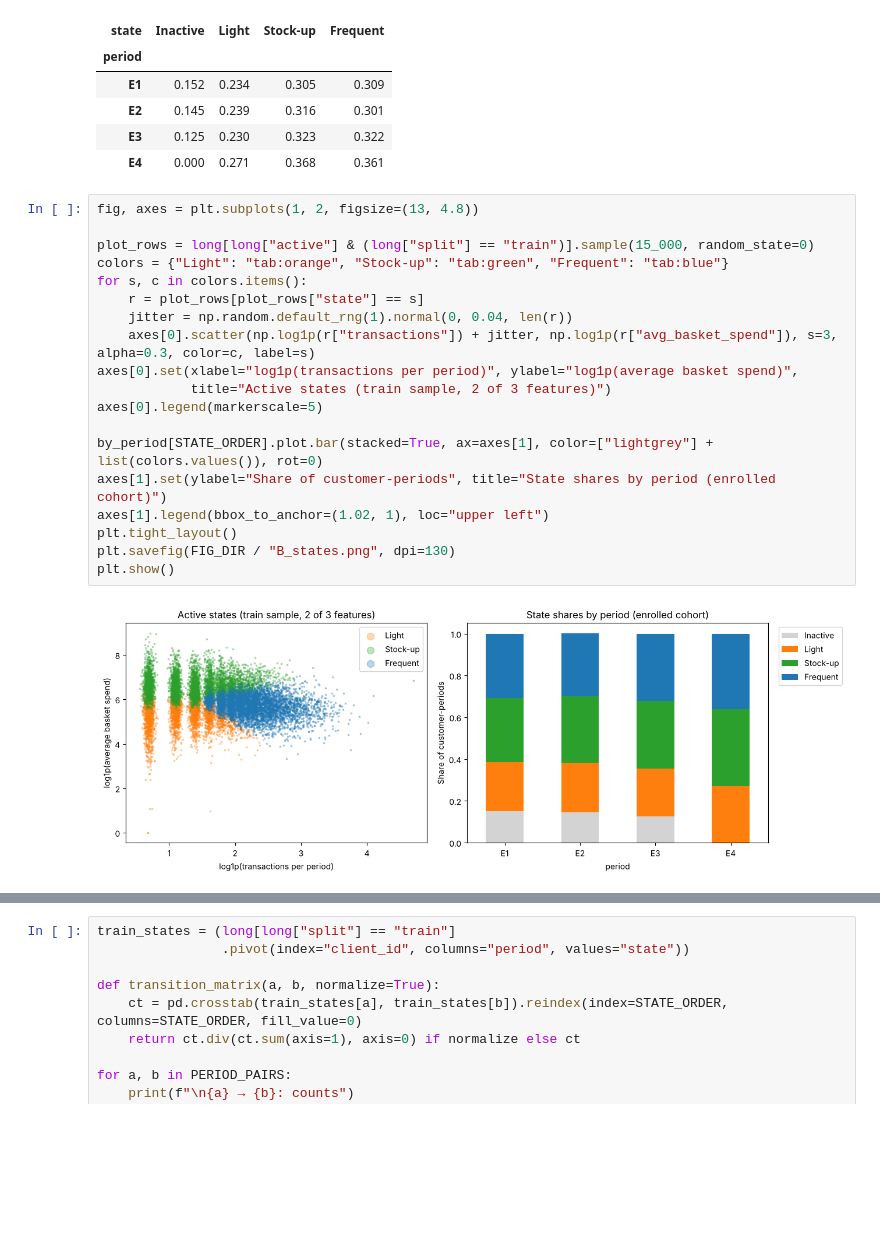
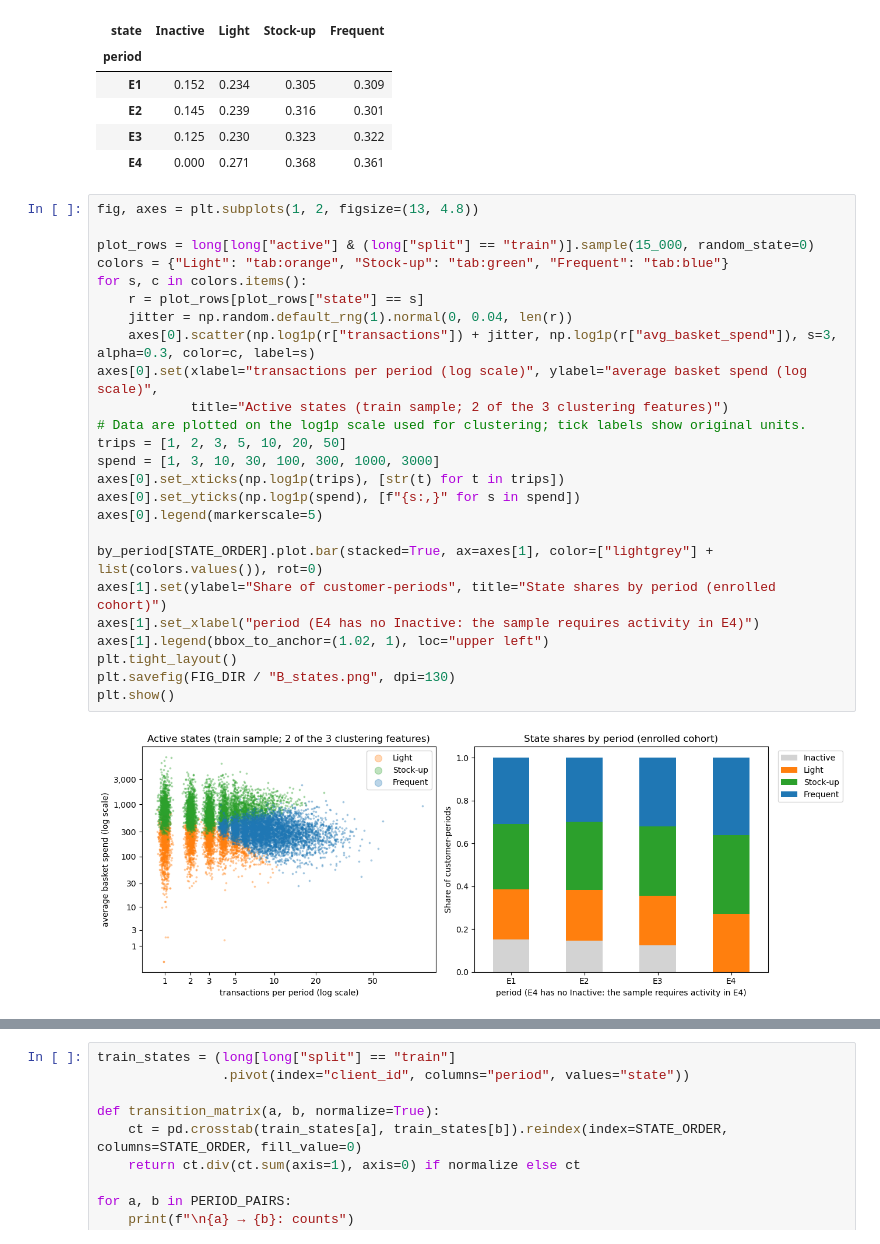
Before and after one commit to nlatman-cloud/retail-behavioral-states, a Jupyter notebook: notebooks/02_drift_and_states.ipynb, the cells around one changed output, grey strips where cells are left out. Cells and saved outputs as stored; diff of their text form; blank space fills up the shorter version.

```diff
--- a/notebooks/02_drift_and_states.ipynb
+++ b/notebooks/02_drift_and_states.ipynb
@@ -529,22 +529,28 @@ by_period
 # %%
 fig, axes = plt.subplots(1, 2, figsize=(13, 4.8))
 
 plot_rows = long[long["active"] & (long["split"] == "train")].sample(15_000, random_state=0)
 colors = {"Light": "tab:orange", "Stock-up": "tab:green", "Frequent": "tab:blue"}
 for s, c in colors.items():
     r = plot_rows[plot_rows["state"] == s]
     jitter = np.random.default_rng(1).normal(0, 0.04, len(r))
     axes[0].scatter(np.log1p(r["transactions"]) + jitter, np.log1p(r["avg_basket_spend"]), s=3, alpha=0.3, color=c, label=s)
-axes[0].set(xlabel="log1p(transactions per period)", ylabel="log1p(average basket spend)",
-            title="Active states (train sample, 2 of 3 features)")
+axes[0].set(xlabel="transactions per period (log scale)", ylabel="average basket spend (log scale)",
+            title="Active states (train sample; 2 of the 3 clustering features)")
+# Data are plotted on the log1p scale used for clustering; tick labels show original units.
+trips = [1, 2, 3, 5, 10, 20, 50]
+spend = [1, 3, 10, 30, 100, 300, 1000, 3000]
+axes[0].set_xticks(np.log1p(trips), [str(t) for t in trips])
+axes[0].set_yticks(np.log1p(spend), [f"{s:,}" for s in spend])
 axes[0].legend(markerscale=5)
 
 by_period[STATE_ORDER].plot.bar(stacked=True, ax=axes[1], color=["lightgrey"] + list(colors.values()), rot=0)
 axes[1].set(ylabel="Share of customer-periods", title="State shares by period (enrolled cohort)")
+axes[1].set_xlabel("period (E4 has no Inactive: the sample requires activity in E4)")
 axes[1].legend(bbox_to_anchor=(1.02, 1), loc="upper left")
 plt.tight_layout()
 plt.savefig(FIG_DIR / "B_states.png", dpi=130)
 plt.show()
 # %% [output]
-[figure, old version]
+[figure, new version]
 # %% [markdown]
```
Also changed, not shown: parts of 22 cells of this notebook, 20 other files.
